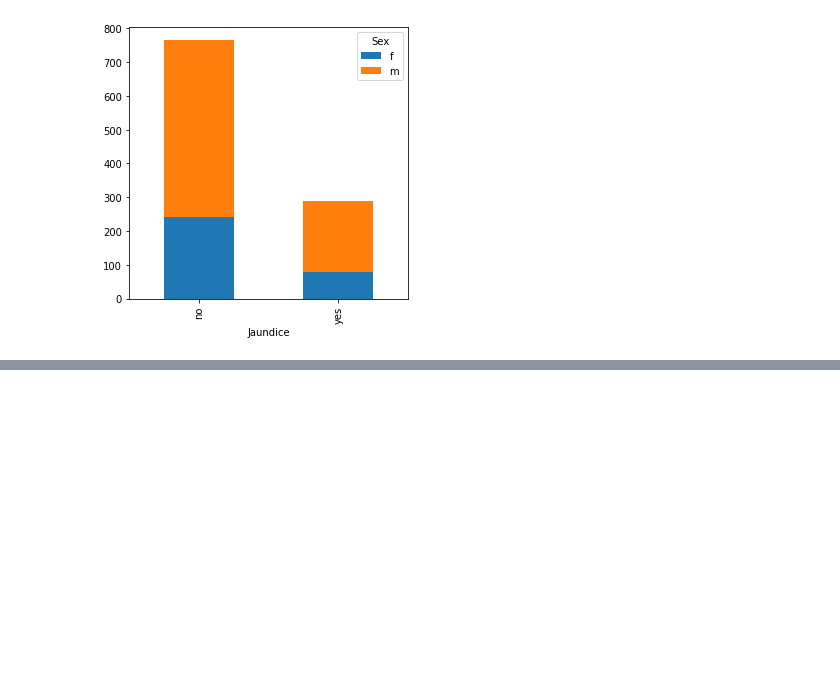
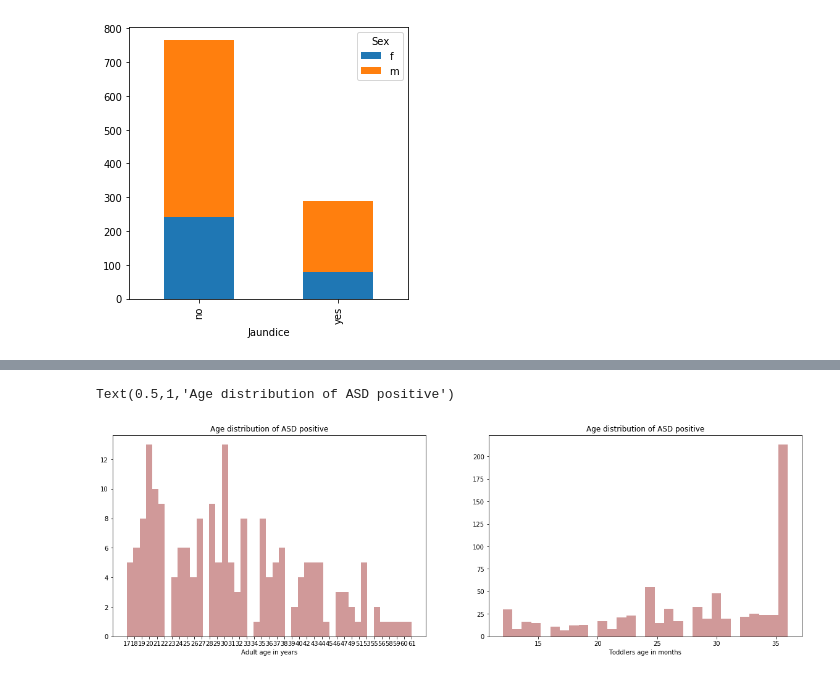
Before and after one commit to Silas-Asamoah/autism, a Jupyter notebook: Untitled.ipynb, the cells around one changed output, grey strips where cells are left out. Cells and saved outputs as stored; diff of their text form; code cells hidden in the pictures; blank space fills up the shorter version.

```diff
--- a/Untitled.ipynb
+++ b/Untitled.ipynb
@@ -210,0 +251,13 @@ df2.groupby(['Jaundice', 'Sex']).size().unstack().plot(kind='bar', stacked=True,
+# %%
+fig, ax = plt.subplots(1,2,figsize=(20,6))
+
+sns.distplot(data1['age'],kde=False,bins=45,color='darkred',ax=ax[0])
+ax[0].set_xlabel('Adult age in years')
+ax[0].set_title('Age distribution of ASD positive')
+
+sns.distplot(data2['Age_Mons'],kde=False,bins=30,color='darkred',ax=ax[1])
+ax[1].set_xlabel('Toddlers age in months')
+ax[1].set_title('Age distribution of ASD positive')
+# %% [output]
+Text(0.5,1,'Age distribution of ASD positive')
+[figure, added]
```
Also changed, not shown: parts of 26 cells of this notebook.
